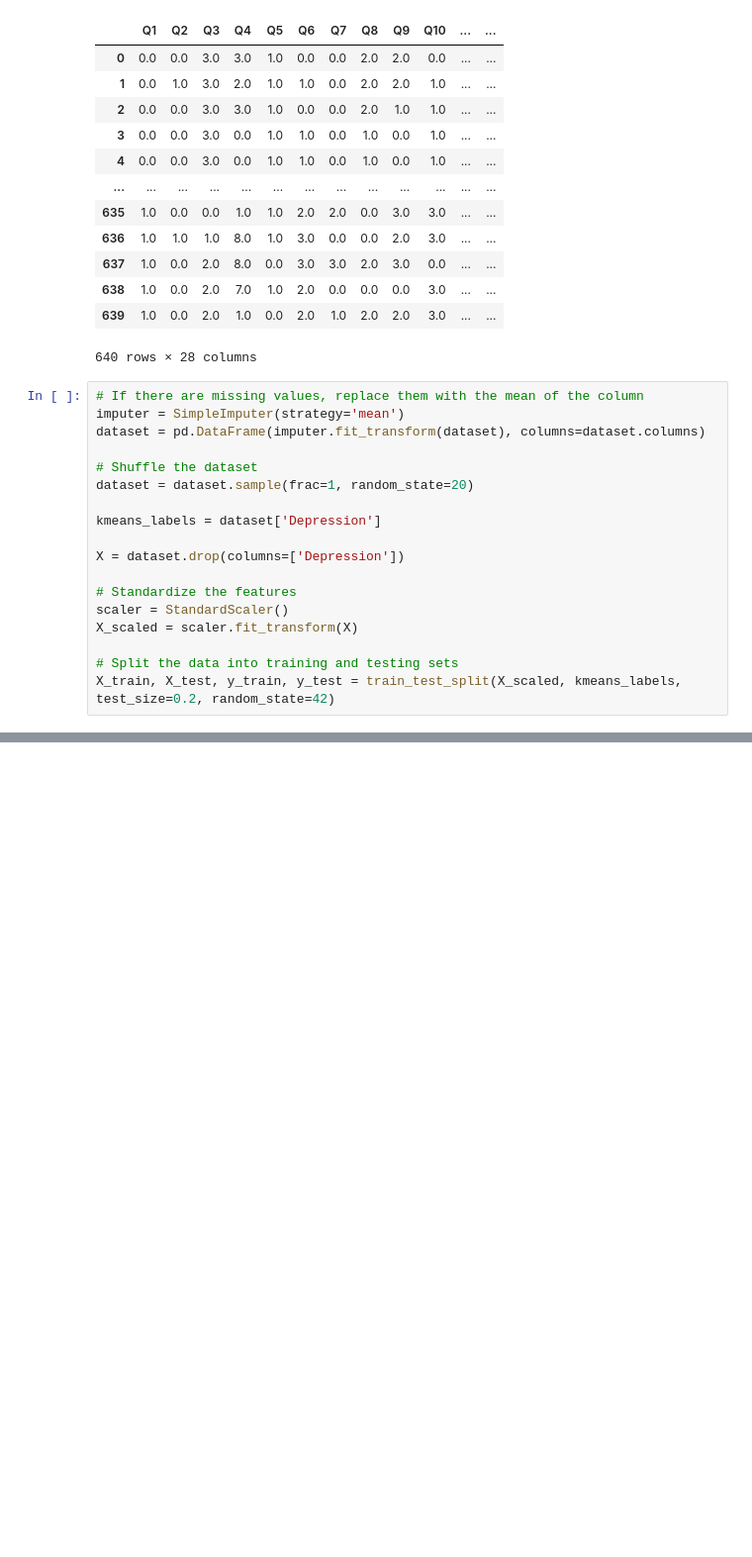
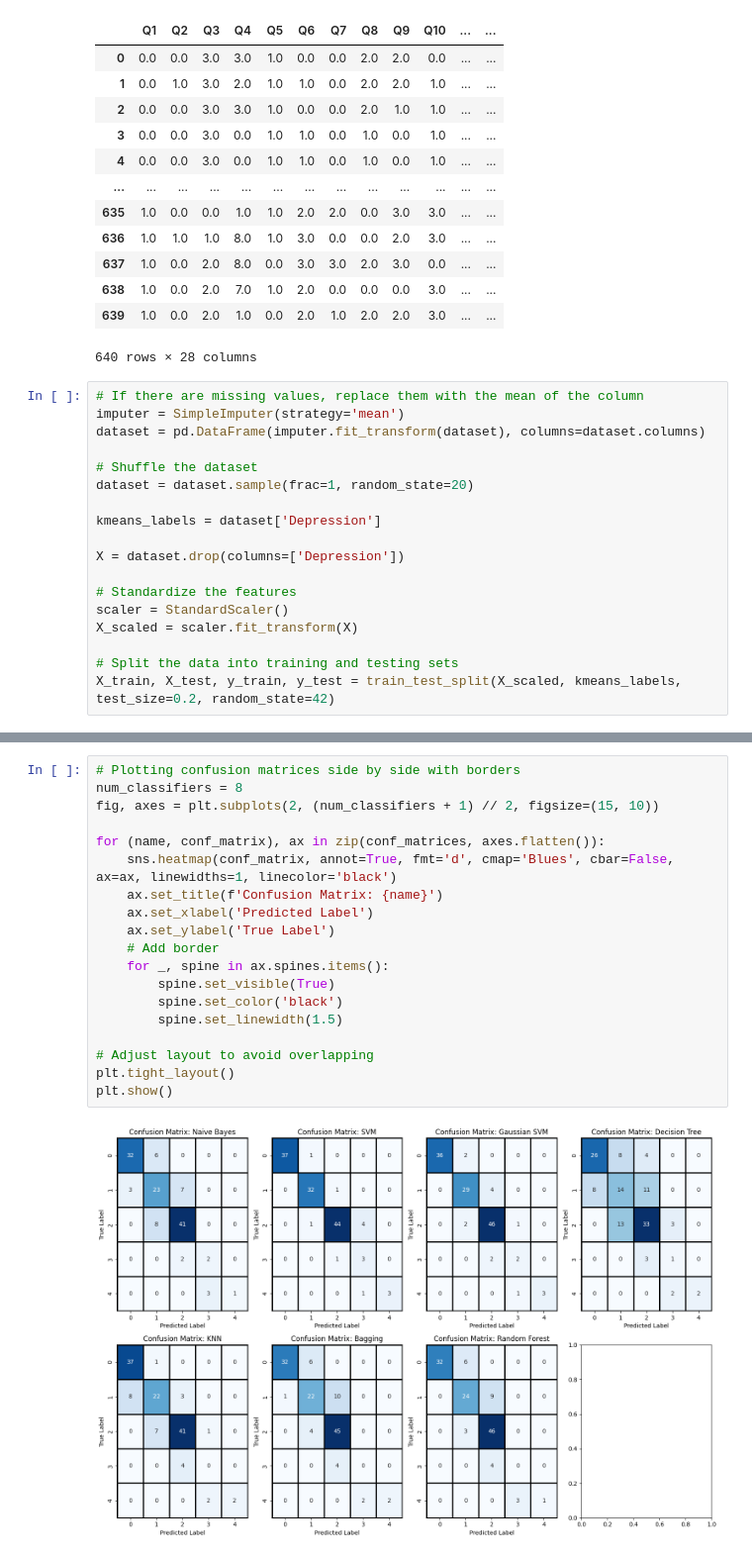
Before and after one commit to tariqrasheed172001/Prediction-of-Depression-levels., a Jupyter notebook: Model_building.ipynb, the cells around one changed output, grey strips where cells are left out. Shown at 99% size. Saved outputs shown, nothing was run; the diff lists cells and outputs as text; blank space fills up the shorter version.

```diff
--- a/Model_building.ipynb
+++ b/Model_building.ipynb
@@ -314,0 +264,21 @@ F1 Score: 0.9362013008266936
+# %%
+# Plotting confusion matrices side by side with borders
+num_classifiers = 8
+fig, axes = plt.subplots(2, (num_classifiers + 1) // 2, figsize=(15, 10))
+
+for (name, conf_matrix), ax in zip(conf_matrices, axes.flatten()):
+    sns.heatmap(conf_matrix, annot=True, fmt='d', cmap='Blues', cbar=False, ax=ax, linewidths=1, linecolor='black')
+    ax.set_title(f'Confusion Matrix: {name}')
+    ax.set_xlabel('Predicted Label')
+    ax.set_ylabel('True Label')
+    # Add border
+    for _, spine in ax.spines.items():
+        spine.set_visible(True)
+        spine.set_color('black')
+        spine.set_linewidth(1.5)
+
+# Adjust layout to avoid overlapping
+plt.tight_layout()
+plt.show()
+# %% [output]
+[figure, added]
```
Also changed, not shown: parts of 6 cells of this notebook.
